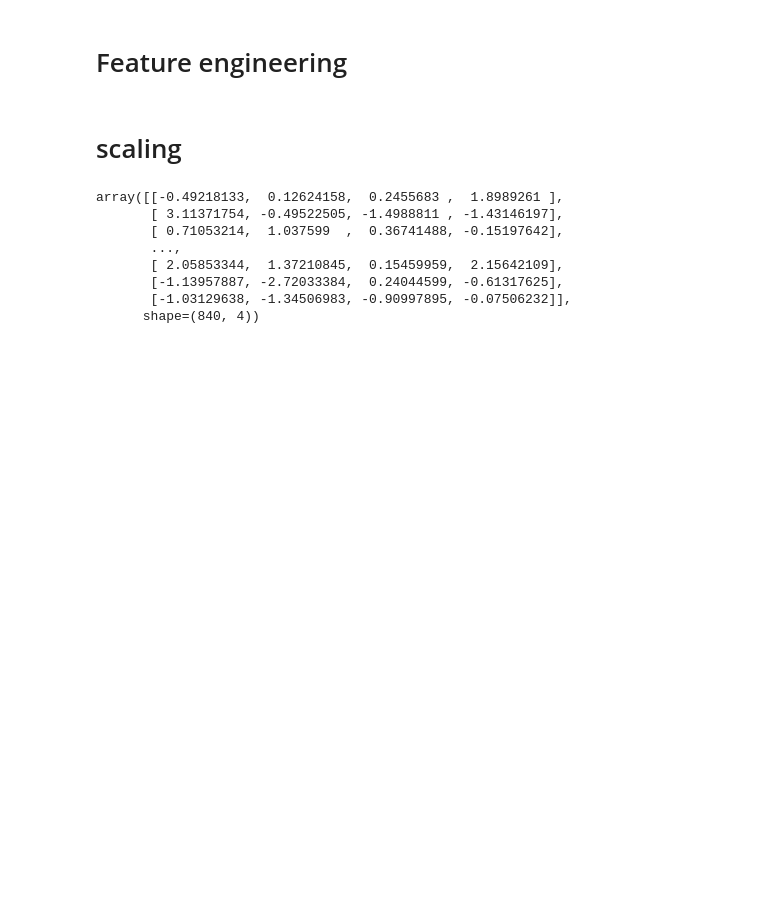
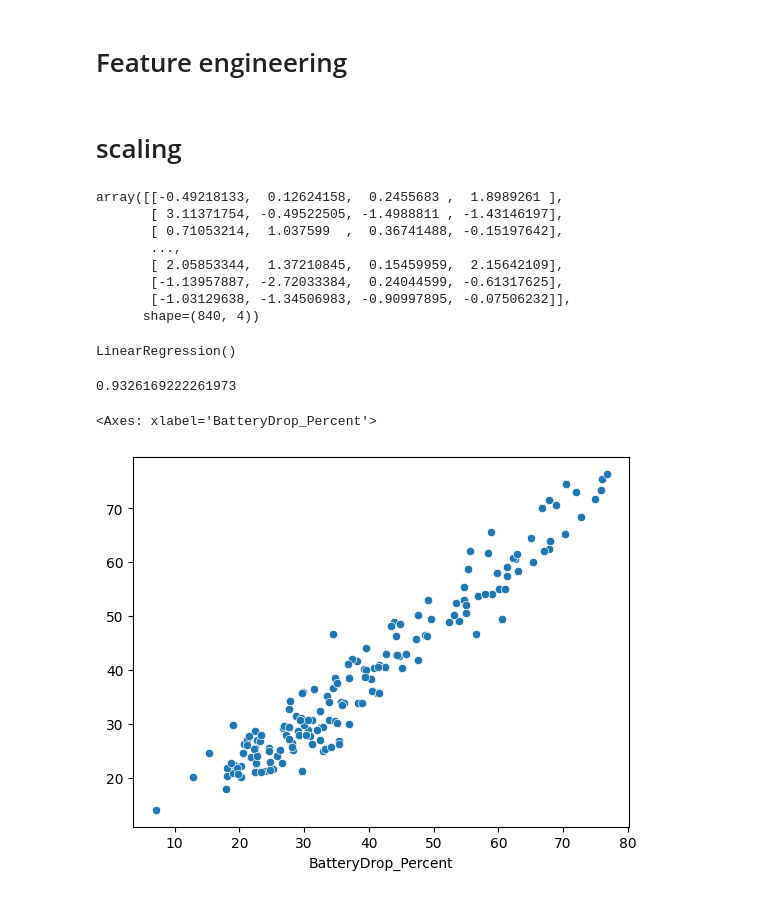
Before and after one commit to RDC28/ds-notes, a Jupyter notebook: ML/Supervised Learning/Linear Models/Linear Regression/E_scooter_linear_reg.ipynb, the cells around one changed output. Saved outputs shown, nothing was run; the diff lists cells and outputs as text; code cells hidden in the pictures; blank space fills up the shorter version.

```diff
--- a/ML/Supervised Learning/Linear Models/Linear Regression/ElectricScooterEstimation.ipynb
+++ b/ML/Supervised Learning/Linear Models/Linear Regression/E_scooter_linear_reg.ipynb
@@ -146,3 +146,21 @@ array([[-0.49218133,  0.12624158,  0.2455683 ,  1.8989261 ],
       shape=(840, 4))
 # %%
 y = df['BatteryDrop_Percent']
+# %%
+X_train, X_test, y_train, y_test = train_test_split(X, y, train_size = 0.8, random_state = 42)
+# %%
+model = LinearRegression()
+model.fit(X_train, y_train)
+# %% [output]
+LinearRegression()
+# %%
+y_pred = model.predict(X_test)
+# %%
+model.score(X_test, y_test)
+# %% [output]
+0.9326169222261973
+# %%
+sns.scatterplot(x = y_test, y = y_pred)
+# %% [output]
+<Axes: xlabel='BatteryDrop_Percent'>
+[figure, added]
```
Also changed, not shown: 2 other files.
